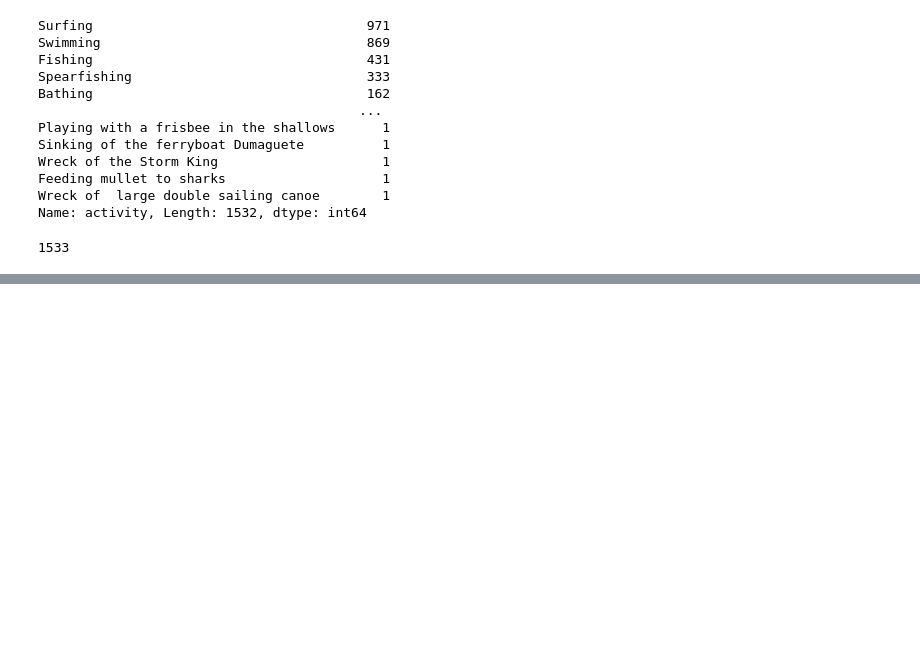
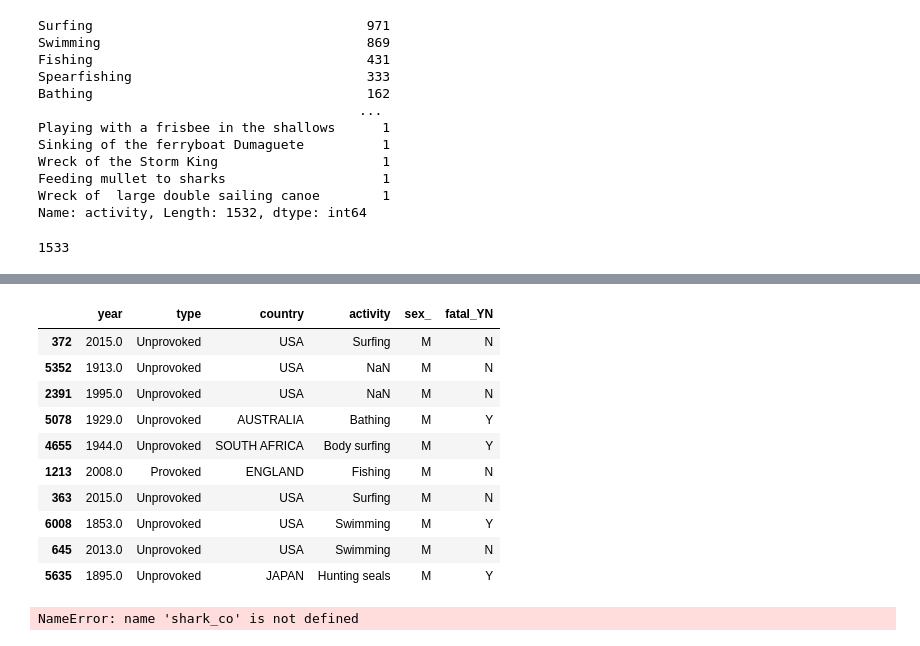
Before and after one commit to AntonioLopga12/-pandas-projec-, a Jupyter notebook: Pandas_sharks.ipynb, the cells around one changed output, grey strips where cells are left out. Drawn from its saved outputs; the diff is of its cells as text; code cells hidden in the pictures; blank space fills up the shorter version.

```diff
--- a/Pandas_sharks.ipynb
+++ b/Pandas_sharks.ipynb
@@ -773,0 +1005,14 @@ df["columna_a"] = df.region.apply(lambda registro: (empiezapora("OTRACOSA", regi
+# %%
+shark.sample(10)
+# %% [output]
+|  | year | type | country | activity | sex_ | fatal_YN |
+| 372 | 2015.0 | Unprovoked | USA | Surfing | M | N |
+| 5352 | 1913.0 | Unprovoked | USA | NaN | M | N |
+| 2391 | 1995.0 | Unprovoked | USA | NaN | M | N |
+| 5078 | 1929.0 | Unprovoked | AUSTRALIA | Bathing | M | Y |
+| 4655 | 1944.0 | Unprovoked | SOUTH AFRICA | Body surfing | M | Y |
+| 1213 | 2008.0 | Provoked | ENGLAND | Fishing | M | N |
+| 363 | 2015.0 | Unprovoked | USA | Surfing | M | N |
+| 6008 | 1853.0 | Unprovoked | USA | Swimming | M | Y |
+| 645 | 2013.0 | Unprovoked | USA | Swimming | M | N |
+| 5635 | 1895.0 | Unprovoked | JAPAN | Hunting seals | M | Y |
@@ -773,0 +1021,4 @@ df["columna_a"] = df.region.apply(lambda registro: (empiezapora("OTRACOSA", regi
+# %%
+shark_co
+# %% [output]
+NameError: name 'shark_co' is not defined
```
Also changed, not shown: parts of 76 cells of this notebook, 1 other file.
